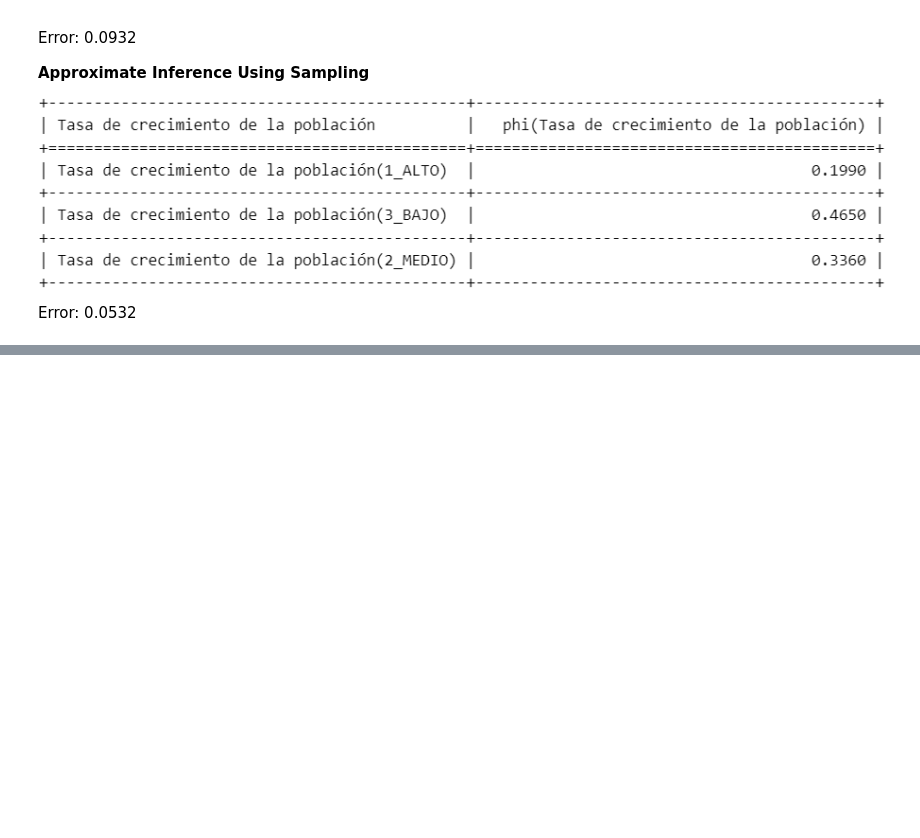
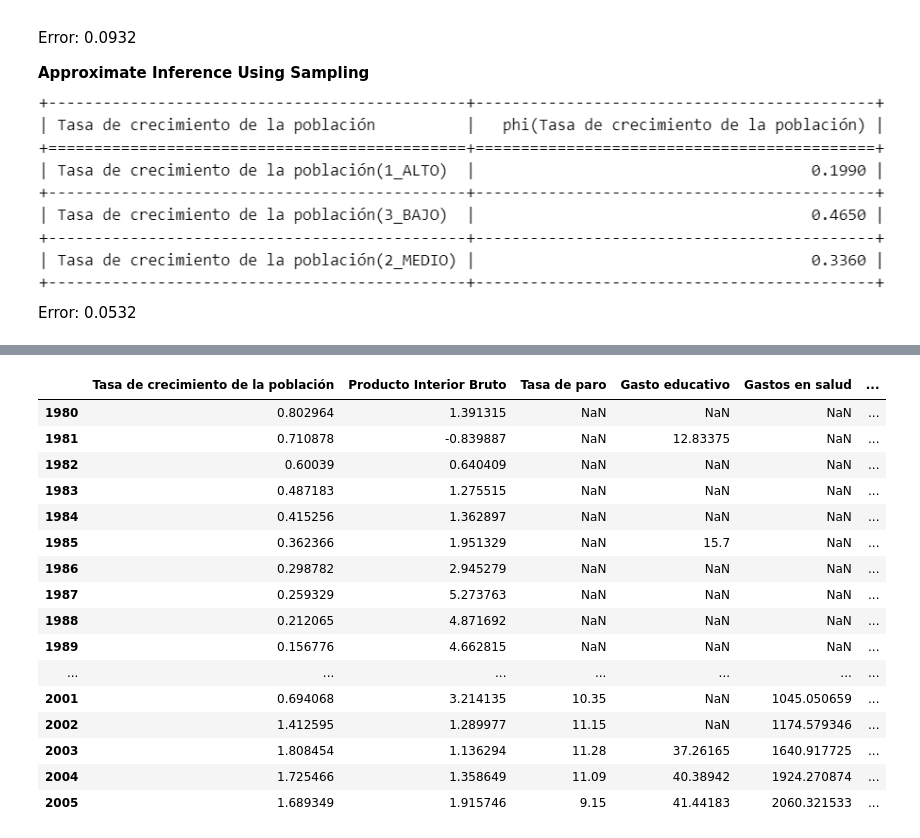
Before and after one commit to luchersol/Redes-Bayesianas, a Jupyter notebook: Redes_Bayesianas.ipynb, the cells around one changed output, grey strips where cells are left out. Saved outputs shown, nothing was run; the diff lists cells and outputs as text; code cells hidden in the pictures; blank space fills up the shorter version.

```diff
--- a/Redes_Bayesianas.ipynb
+++ b/Redes_Bayesianas.ipynb
@@ -32,7 +32,8 @@ model = BayesianNetwork()
 # Añadimos todos los nodos
 nodes = [
     RT_CRECIMIENTO, PIB, RT_PARO, GASTO_EDUCATIVO, GASTO_SALUD, PNB, LV_URB, RT_FERTILIDAD, RT_MORTALIDAD,
-    MIGRACION_NETA, LV_EDU]
+    MIGRACION_NETA, LV_EDU
+    ]
 
 model.add_nodes_from(nodes)
 
@@ -65,8 +66,14 @@ model.add_edges_from(edges_RT_CRECIMIENTO)
 # %%
 years = {"min" : 1975, "max" : 2022}
 df_raw = read_csv("./csv/data.csv", delimiter=';')
-
-df_raw_growth = DataFrame(df_raw[:])
+def choice_by_years(dt: DataFrame, min: int = None, max: int = None):
+    return DataFrame(dt[[col for col in dt.columns
+                                  if col == "Year" or
+                                  (min == None and max == None) or
+                                  (int(col) >= min and int(col) <= max) or
+                                  (min == None and int(col) <= max) or
+                                  (int(col) >= min and max == None)]])
+df_raw_growth = choice_by_years(df_raw, years["min"], years["max"])
 print("There are " + str(df_raw_growth.shape[0]) + " indicators in the dataframe.")
 df_raw_growth.head()
 # %% [output]
@@ -307,0 +310,13 @@ Error: 0.0532
+# %%
+years_2 = {"min" : 1980, "max" : 2005}
+df_raw = read_csv("./csv/data.csv", delimiter=';')
+def choice_by_years(dt: DataFrame, min: int = None, max: int = None):
+    return DataFrame(dt[[col for col in dt.columns
+                                  if col == "Year" or
+                                  (min == None and max == None) or
+                                  (int(col) >= min and int(col) <= max) or
+                                  (min == None and int(col) <= max) or
+                                  (int(col) >= min and max == None)]])
+df_raw_growth = choice_by_years(df_raw, years_2["min"], years_2["max"])
+print("There are " + str(df_raw_growth.shape[0]) + " indicators in the dataframe.")
+df_raw_growth.head()
@@ -307,0 +332,22 @@ Error: 0.0532
+# %%
+df_growth = df_raw_growth.transpose().iloc[1:]
+df_growth.columns = nodes
+df_growth
+# %% [output]
+|  | Tasa de crecimiento de la población | Producto Interior Bruto | Tasa de paro | Gasto educativo | Gastos en salud | ... |
+| 1980 | 0.802964 | 1.391315 | NaN | NaN | NaN | ... |
+| 1981 | 0.710878 | -0.839887 | NaN | 12.83375 | NaN | ... |
+| 1982 | 0.60039 | 0.640409 | NaN | NaN | NaN | ... |
+| 1983 | 0.487183 | 1.275515 | NaN | NaN | NaN | ... |
+| 1984 | 0.415256 | 1.362897 | NaN | NaN | NaN | ... |
+| 1985 | 0.362366 | 1.951329 | NaN | 15.7 | NaN | ... |
+| 1986 | 0.298782 | 2.945279 | NaN | NaN | NaN | ... |
+| 1987 | 0.259329 | 5.273763 | NaN | NaN | NaN | ... |
+| 1988 | 0.212065 | 4.871692 | NaN | NaN | NaN | ... |
+| 1989 | 0.156776 | 4.662815 | NaN | NaN | NaN | ... |
+| ... | ... | ... | ... | ... | ... | ... |
+| 2001 | 0.694068 | 3.214135 | 10.35 | NaN | 1045.050659 | ... |
+| 2002 | 1.412595 | 1.289977 | 11.15 | NaN | 1174.579346 | ... |
+| 2003 | 1.808454 | 1.136294 | 11.28 | 37.26165 | 1640.917725 | ... |
+| 2004 | 1.725466 | 1.358649 | 11.09 | 40.38942 | 1924.270874 | ... |
+| 2005 | 1.689349 | 1.915746 | 9.15 | 41.44183 | 2060.321533 | ... |
```
Also changed, not shown: parts of 8 cells of this notebook, 11 other files.
